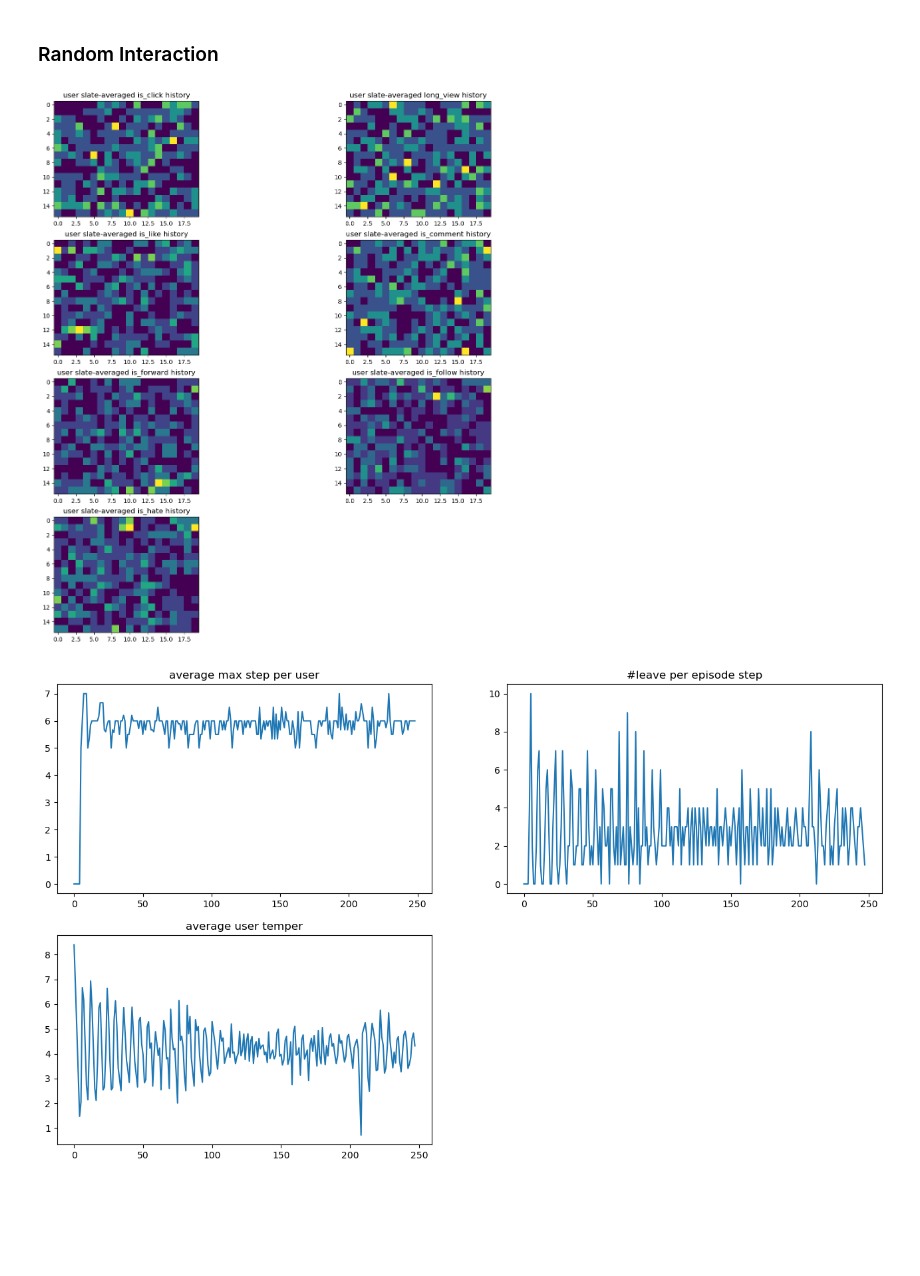
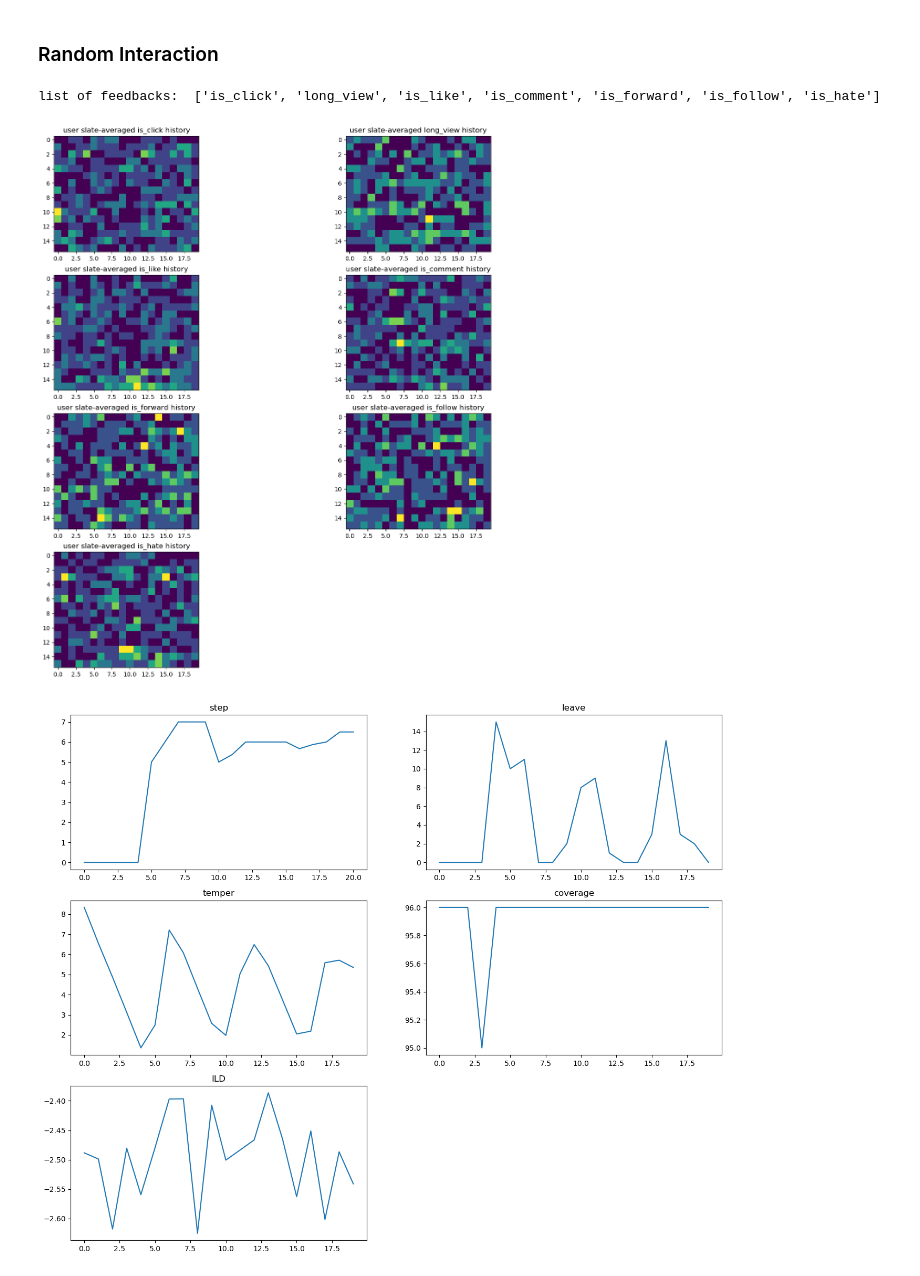
Before and after one commit to Applied-Machine-Learning-Lab/KuaiSim, a Jupyter notebook: code/WholeSessionRecEnvironment.ipynb, the cells around one changed output. Drawn from its saved outputs; the diff is of its cells as text; code cells hidden in the pictures; blank space fills up the shorter version.

```diff
--- a/code/WholeSessionRecEnvironment.ipynb
+++ b/code/WholeSessionRecEnvironment.ipynb
@@ -102,7 +102,7 @@ feedback_history = {f: [] for f in env.response_types}
 
 for i in tqdm(range(20)):
 #     action = torch.randn(BS,env.action_dim)
-    action = torch.randint(0,N,(BS, env.action_dim))
+    action = torch.randint(0,N,(ep_batch_size, env.action_dim))
     new_observation, user_feedback, updated_observation = env.step({'action': action})
     # (B, slate_size, n_feedback)
     response = user_feedback['immediate_response']
@@ -117,6 +117,7 @@ import matplotlib.pyplot as plt
 selected_feedbacks = env.response_types
 n_row = (len(selected_feedbacks)+1)//2
 plt.figure(figsize = (16,4*n_row))
+print('list of feedbacks: ', selected_feedbacks)
 for i,f in enumerate(selected_feedbacks):
     H = np.transpose(np.array(feedback_history[f]))
     plt.subplot(n_row,2,i+1)
@@ -124,18 +125,16 @@ for i,f in enumerate(selected_feedbacks):
     plt.title(f'user slate-averaged {f} history')
 plt.show()
 # %% [output]
+list of feedbacks:  ['is_click', 'long_view', 'is_like', 'is_comment', 'is_forward', 'is_follow', 'is_hate']
-[figure, old version]
+[figure, new version]
 # %%
-plt.figure(figsize = (16,9))
-plt.subplot(2,2,1)
-plt.plot(env.env_history['step'])
-plt.title('average max step per user')
-plt.subplot(2,2,2)
-plt.plot(env.env_history['leave'])
-plt.title('#leave per episode step')
-plt.subplot(2,2,3)
-plt.plot(env.env_history['temper'])
-plt.title('average user temper')
+env_observation_list = ['step', 'leave', 'temper', 'coverage', 'ILD']
+n_row = (len(env_observation_list)+1)//2
+plt.figure(figsize = (16, 1+4*n_row))
+for i,k in enumerate(env_observation_list):
+    plt.subplot(n_row,2, i+1)
+    plt.plot(env.env_history[k])
+    plt.title(k)
 plt.show()
 # %% [output]
-[figure, old version]
+[figure, new version]
```
Also changed, not shown: parts of 12 cells of this notebook, 22 other files.
